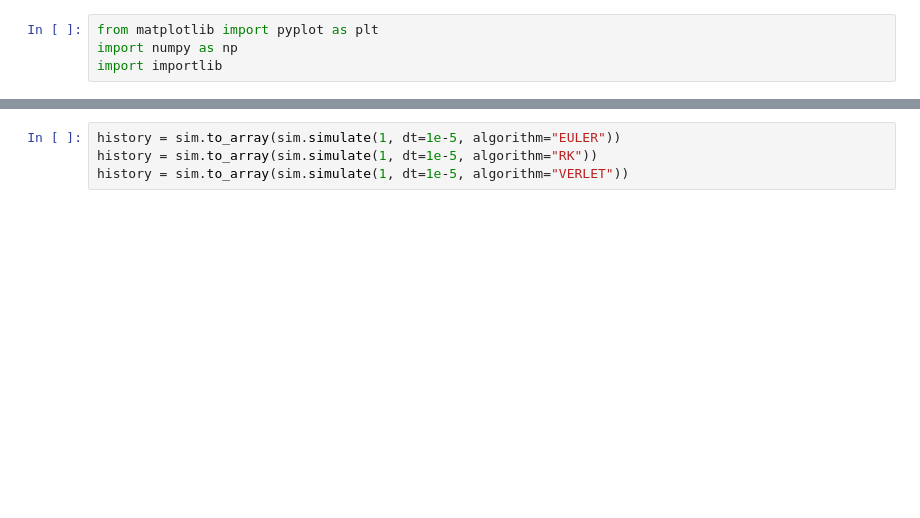
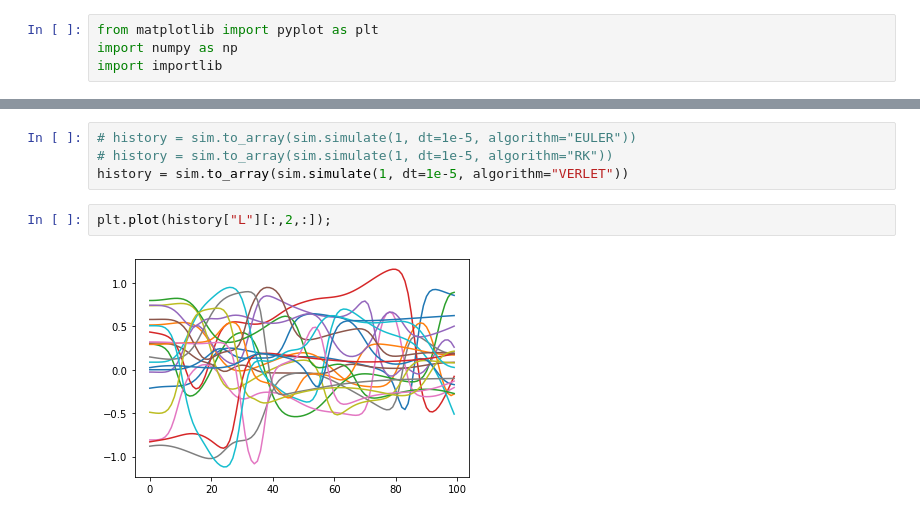
Before and after one commit to ashmat98/LJ-magnetic, a Jupyter notebook: Simulate test.ipynb, the cells around one changed output, grey strips where cells are left out. Drawn from its saved outputs; the diff is of its cells as text; blank space fills up the shorter version.

```diff
--- a/Simulate test.ipynb
+++ b/Simulate test.ipynb
@@ -36,5 +35,9 @@ NameError: name 'SimulatorLennard' is not defined
 # %%
-history = sim.to_array(sim.simulate(1, dt=1e-5, algorithm="EULER"))
-history = sim.to_array(sim.simulate(1, dt=1e-5, algorithm="RK"))
+# history = sim.to_array(sim.simulate(1, dt=1e-5, algorithm="EULER"))
+# history = sim.to_array(sim.simulate(1, dt=1e-5, algorithm="RK"))
 history = sim.to_array(sim.simulate(1, dt=1e-5, algorithm="VERLET"))
+# %%
+plt.plot(history["L"][:,2,:]);
+# %% [output]
+[figure, added]
 # %%
```
Also changed, not shown: parts of 5 cells of this notebook, 2 other files.
